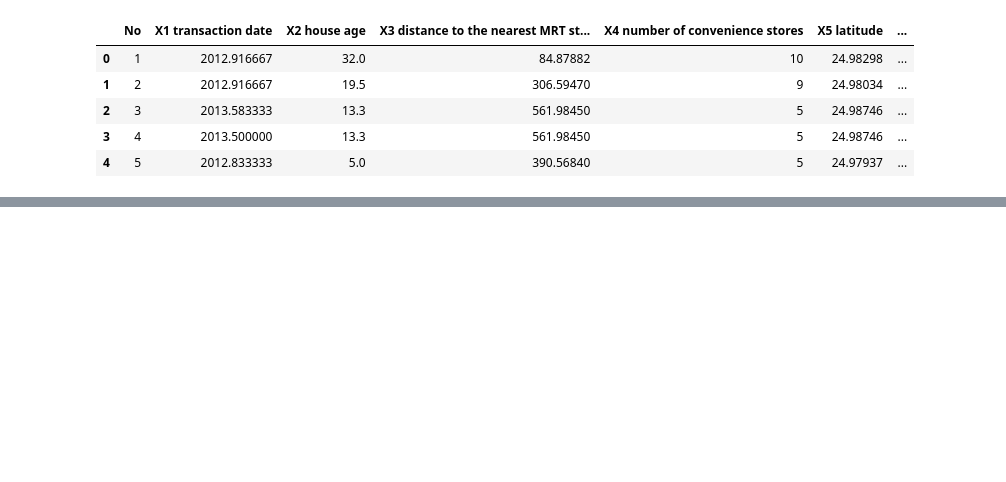
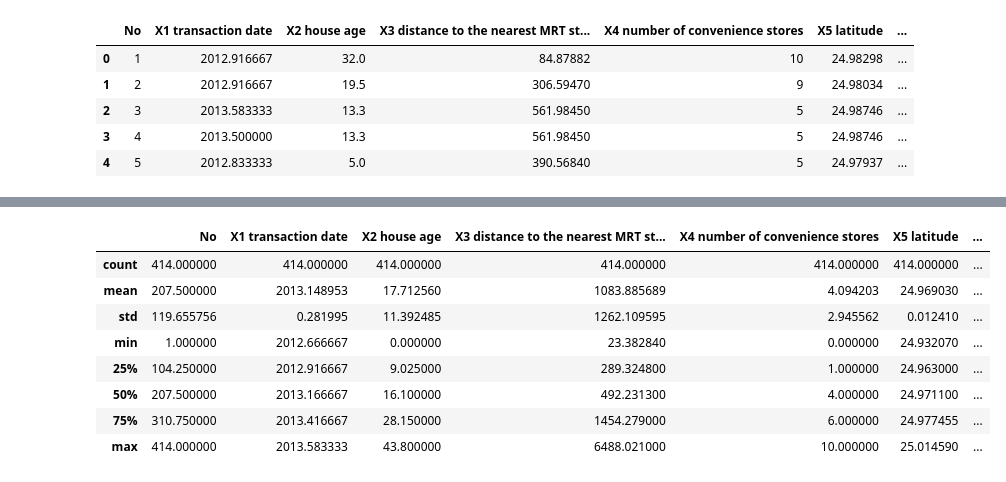
Before and after one commit to ayush0121/realestate--price-prediction, a Jupyter notebook: estate.ipynb.ipynb, the cells around one changed output, grey strips where cells are left out. Saved outputs shown, nothing was run; the diff lists cells and outputs as text; code cells hidden in the pictures; blank space fills up the shorter version.

```diff
--- a/estate.ipynb.ipynb
+++ b/estate.ipynb.ipynb
@@ -17,0 +48,12 @@ NameError: name 'housing' is not defined
+# %%
+housing.describe()
+# %% [output]
+|  | No | X1 transaction date | X2 house age | X3 distance to the nearest MRT st... | X4 number of convenience stores | X5 latitude | ... |
+| count | 414.000000 | 414.000000 | 414.000000 | 414.000000 | 414.000000 | 414.000000 | ... |
+| mean | 207.500000 | 2013.148953 | 17.712560 | 1083.885689 | 4.094203 | 24.969030 | ... |
+| std | 119.655756 | 0.281995 | 11.392485 | 1262.109595 | 2.945562 | 0.012410 | ... |
+| min | 1.000000 | 2012.666667 | 0.000000 | 23.382840 | 0.000000 | 24.932070 | ... |
+| 25% | 104.250000 | 2012.916667 | 9.025000 | 289.324800 | 1.000000 | 24.963000 | ... |
+| 50% | 207.500000 | 2013.166667 | 16.100000 | 492.231300 | 4.000000 | 24.971100 | ... |
+| 75% | 310.750000 | 2013.416667 | 28.150000 | 1454.279000 | 6.000000 | 24.977455 | ... |
+| max | 414.000000 | 2013.583333 | 43.800000 | 6488.021000 | 10.000000 | 25.014590 | ... |
```
Also changed, not shown: parts of 18 cells of this notebook.
